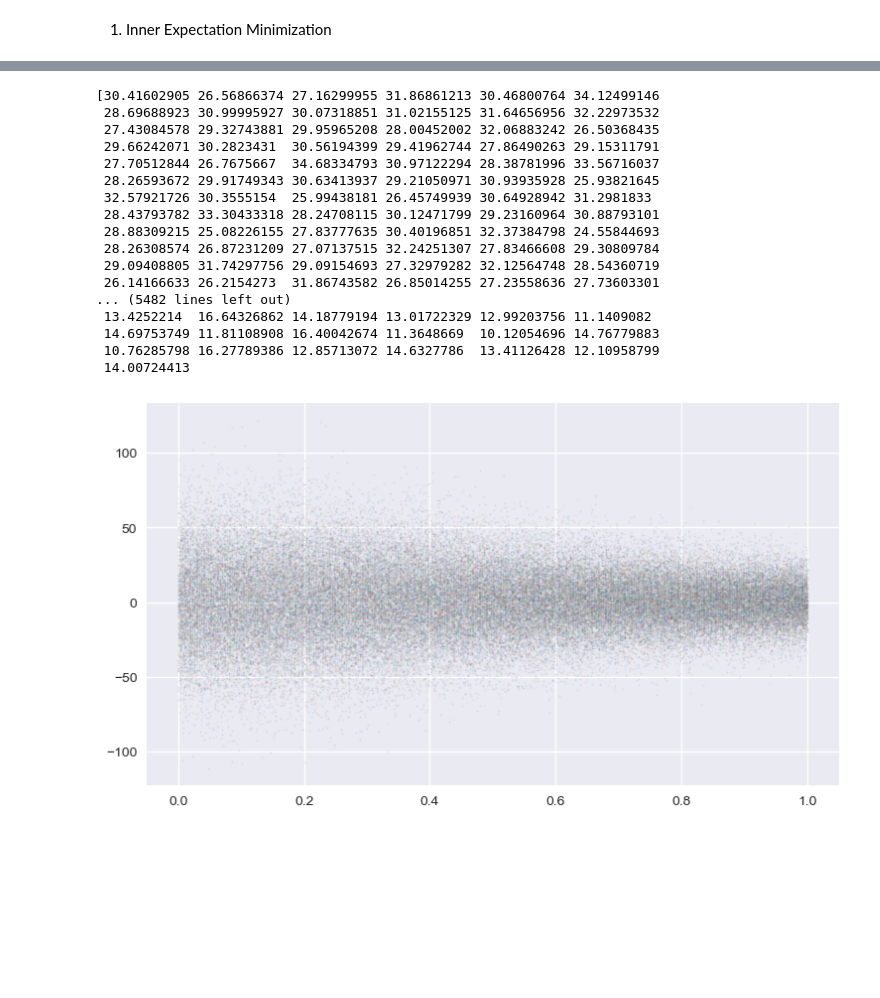
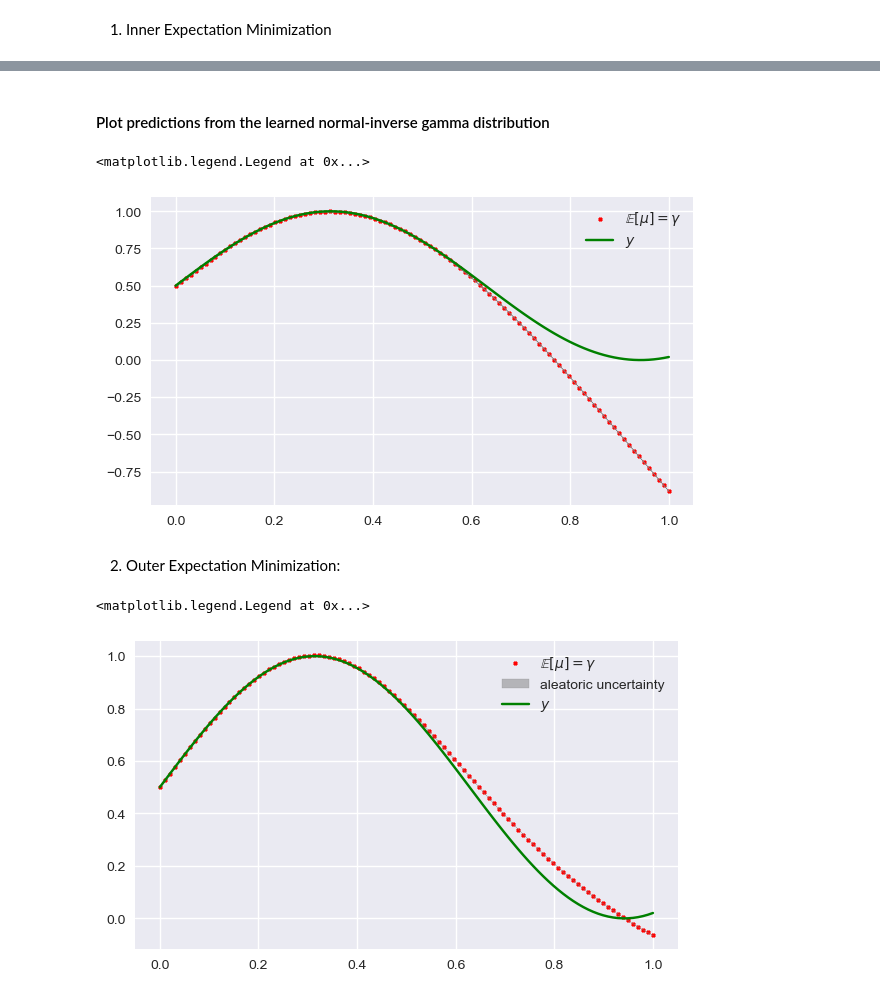
Before and after one commit to mkjuergens/EpistemicUncertaintyAnalysis, a Jupyter notebook: notebooks/synthetic_data_der.ipynb, the cells around one changed output, grey strips where cells are left out. Saved outputs shown, nothing was run; the diff lists cells and outputs as text; code cells hidden in the pictures; blank space fills up the shorter version.

Commit message:
add documentation; update predictions and UQ for regression case

```diff
--- a/notebooks/synthetic_data_der.ipynb
+++ b/notebooks/synthetic_data_der.ipynb
@@ -19,16 +19,20 @@ plt.style.use('seaborn-v0_8')
 # %%
 # set paraemters
 N_ITER = 100
-N_EPOCHS = 1000
-LR = 0.001
+N_EPOCHS = 5000
+LR = 0.005
 lambda_reg = 0.1
 N_SAMPLES = 1000
 BATCH_SIZE = 128
-
+LAMBDA_REG = 1.0
 # losses
 loss_primary = NegativeLogLikelihoodLoss()
 loss_secondary_outer = outer_loss_der(lambda_reg=0.0)
 loss_secondary_inner = inner_loss_der(lambda_reg=0.0)
+
+# regularised losses
+loss_secondary_inner_reg = inner_loss_der(lambda_reg=LAMBDA_REG)
+loss_secondary_outer_reg = outer_loss_der(lambda_reg=LAMBDA_REG)
 # %% [markdown]
 Toy data:
 # %%
@@ -110,4 +114,4 @@ model = NIGNN()
 optimizer = torch.optim.Adam(model.parameters(), lr=LR)
 dataset = SineRegressionDataset(n_samples=N_SAMPLES, x_max=0.5, n_samples_2=10, eps_var=0.03)
 dataloader = torch.utils.data.DataLoader(dataset, batch_size=BATCH_SIZE, shuffle=True)
-model_out = train_model(model, dataloader=dataloader, criterion=loss_secondary_outer, n_epochs=N_EPOCHS, optim=optimizer)
+model_out = train_model(model, dataloader=dataloader, criterion=loss_secondary_outer_reg, n_epochs=N_EPOCHS, optim=optimizer)
@@ -136,28 +118,27 @@ torch.Size([1000, 1])
-# %%
-fig, ax = plt.subplots(figsize=(9,5))
-
-for iter in range(len(mus)):
-    # sample targets from normal distribution
-    mu, sigma = mus[iter], sigmas[iter]
-    y_target = np.random.normal(mu, sigma)
-
-    ax.scatter(x_eval, y_target, s=1, alpha=0.1)
-# %% [output]
-[30.41602905 26.56866374 27.16299955 31.86861213 30.46800764 34.12499146
- 28.69688923 30.99995927 30.07318851 31.02155125 31.64656956 32.22973532
- 27.43084578 29.32743881 29.95965208 28.00452002 32.06883242 26.50368435
- 29.66242071 30.2823431  30.56194399 29.41962744 27.86490263 29.15311791
- 27.70512844 26.7675667  34.68334793 30.97122294 28.38781996 33.56716037
- 28.26593672 29.91749343 30.63413937 29.21050971 30.93935928 25.93821645
- 32.57921726 30.3555154  25.99438181 26.45749939 30.64928942 31.2981833
- 28.43793782 33.30433318 28.24708115 30.12471799 29.23160964 30.88793101
- 28.88309215 25.08226155 27.83777635 30.40196851 32.37384798 24.55844693
- 28.26308574 26.87231209 27.07137515 32.24251307 27.83466608 29.30809784
- 29.09408805 31.74297756 29.09154693 27.32979282 32.12564748 28.54360719
- 26.14166633 26.2154273  31.86743582 26.85014255 27.23558636 27.73603301
-... (5482 lines left out)
- 13.4252214  16.64326862 14.18779194 13.01722329 12.99203756 11.1409082
- 14.69753749 11.81108908 16.40042674 11.3648669  10.12054696 14.76779883
- 10.76285798 16.27789386 12.85713072 14.6327786  13.41126428 12.10958799
- 14.00724413
-[figure, removed]
+# %%
+# evaluate model on evaluation data
+x_eval = np.array(np.linspace(0, 1, 100))
+gamma, nu, alpha, beta = model_out(torch.from_numpy(x_eval).reshape(-1, 1).float())
+# %%
+# calculate prediction, epistemic and aleatoric uncertainty
+pred = gamma
+epistemic_uc = beta/(nu*(alpha-1))
+aleatoric_uc = beta/(alpha - 1)
+
+# caluclate upper and lower bounds for the prediction using the epistemic uncertainty
+lower_bound = pred - aleatoric_uc
+upper_bound = pred + aleatoric_uc
+# %% [markdown]
+#### Plot predictions from the learned normal-inverse gamma distribution
+# %%
+fig, ax = plt.subplots(figsize=(7,4))
+
+ax.scatter(x_eval, gamma.detach().numpy().squeeze(), s=5, marker="x", color="red", alpha=1, label="$\mathbb{E}[\mu] = \gamma $")
+plt.fill_between(x, lower_bound.detach().numpy().squeeze(), upper_bound.detach().numpy().squeeze(), color='gray', alpha=1)
+plt.plot(x,y, color="green", label="$y$")
+plt.legend()
+# %% [output]
+<matplotlib.legend.Legend at 0x...>
+[figure, added]
+# %% [markdown]
+2. Outer Expectation Minimization:
@@ -163,0 +160,11 @@ for iter in range(len(mus)):
+# %%
+fig, ax = plt.subplots(figsize=(7,4))
+
+ax.scatter(x_eval, pred.detach().numpy().squeeze(), s=5, marker="x", color="red", alpha=1, label="$\mathbb{E}[\mu] = \gamma $")
+plt.fill_between(x, lower_bound.detach().numpy().squeeze(), upper_bound.detach().numpy().squeeze(), color='gray', alpha=0.5,
+                label="aleatoric uncertainty")
+plt.plot(x,y, color="green", label="$y$")
+plt.legend()
+# %% [output]
+<matplotlib.legend.Legend at 0x...>
+[figure, added]
```
Also changed, not shown: parts of 3 cells of this notebook, 3 other files.
